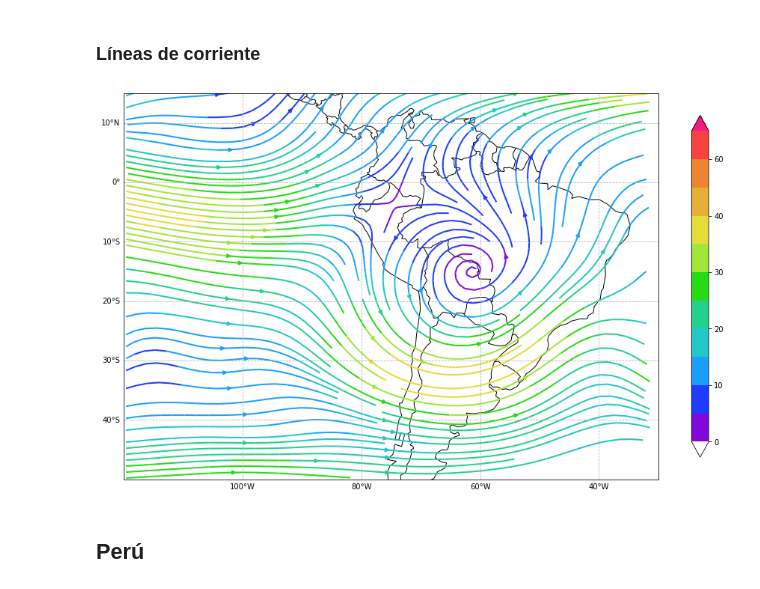
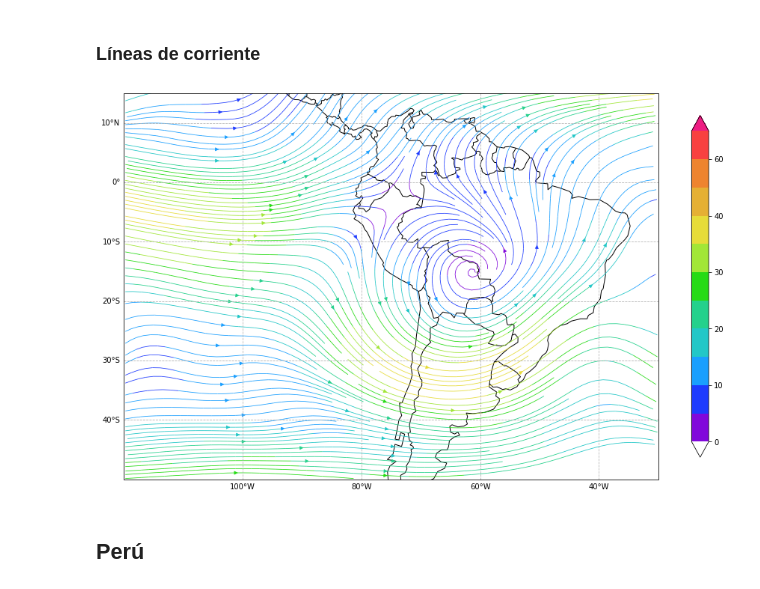
Before and after one commit to rosepb28/ERA5, a Jupyter notebook: era5.ipynb, the cells around one changed output. Saved outputs shown, nothing was run; the diff lists cells and outputs as text; code cells hidden in the pictures.

```diff
--- a/era5.ipynb
+++ b/era5.ipynb
@@ -115,33 +115,33 @@ os.makedirs(folder) if not os.path.exists(folder) else 'No'
 # %%
 niv = levels.index(200) #Modificar nivel
 
 u  = data.variables['u'][0,niv,:,:]
 v  = data.variables['v'][0,niv,:,:]
 
 levs = [0,5,10,15,20,25,30,35,40,50,60,65]
 cmap, norm = c_cmap('Colores/lcorr.xlsx', '200', levs)
 
 prj = ccrs.PlateCarree()
 fig = plt.figure(figsize=(16,10.5), facecolor='white')
 ax = plt.axes(projection = prj)
 
 #Con color cambiante de acuerdo a la velocidad
 sp = np.sqrt(u**2 + v**2)
 lw = 5*sp / sp.max()
-strm = ax.streamplot(ln, lt, u, v, color = sp, cmap=cmap,norm = norm, linewidth=2, density=6)
+strm = ax.streamplot(ln, lt, u, v, color = sp, cmap=cmap,norm = norm, linewidth=0.8, density=9)
 fig.colorbar(strm.lines, shrink = 0.8, extend='both')
 
 ax.add_feature(cfeature.BORDERS,edgecolor='k')
 ax.add_feature(cfeature.COASTLINE,edgecolor='k')
 gl = ax.gridlines(draw_labels=True,linestyle='--')
 gl.top_labels = gl.right_labels = False
 ax.set_extent([-120,-30,-50,15], crs=prj)
 
 fig.savefig('Img/{}/lcorr200.png'.format(month), dpi=fig.dpi, bbox_inches= 'tight')
 
 plt.show()
 # %% [output]
-[figure, old version]
+[figure, new version]
 # %% [markdown]
 ## Perú
 # %%
```
Also changed, not shown: parts of 3 cells of this notebook, 7 other files.
